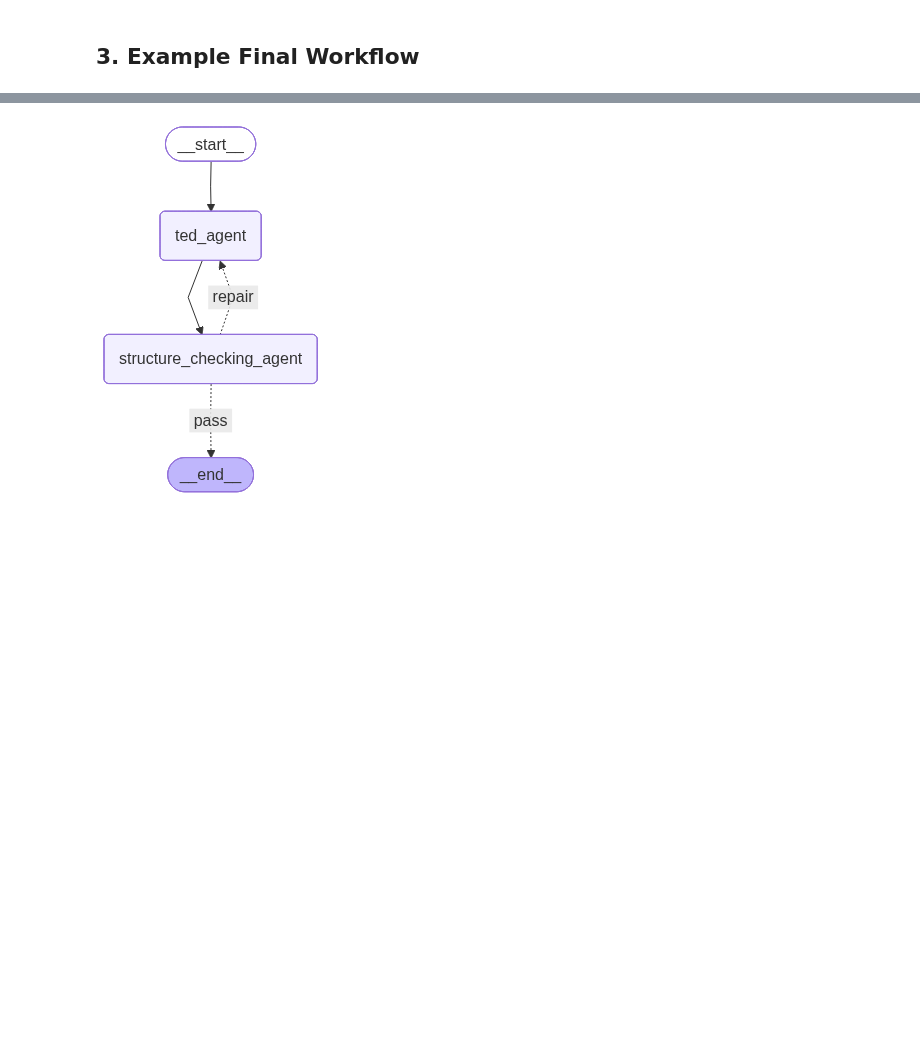
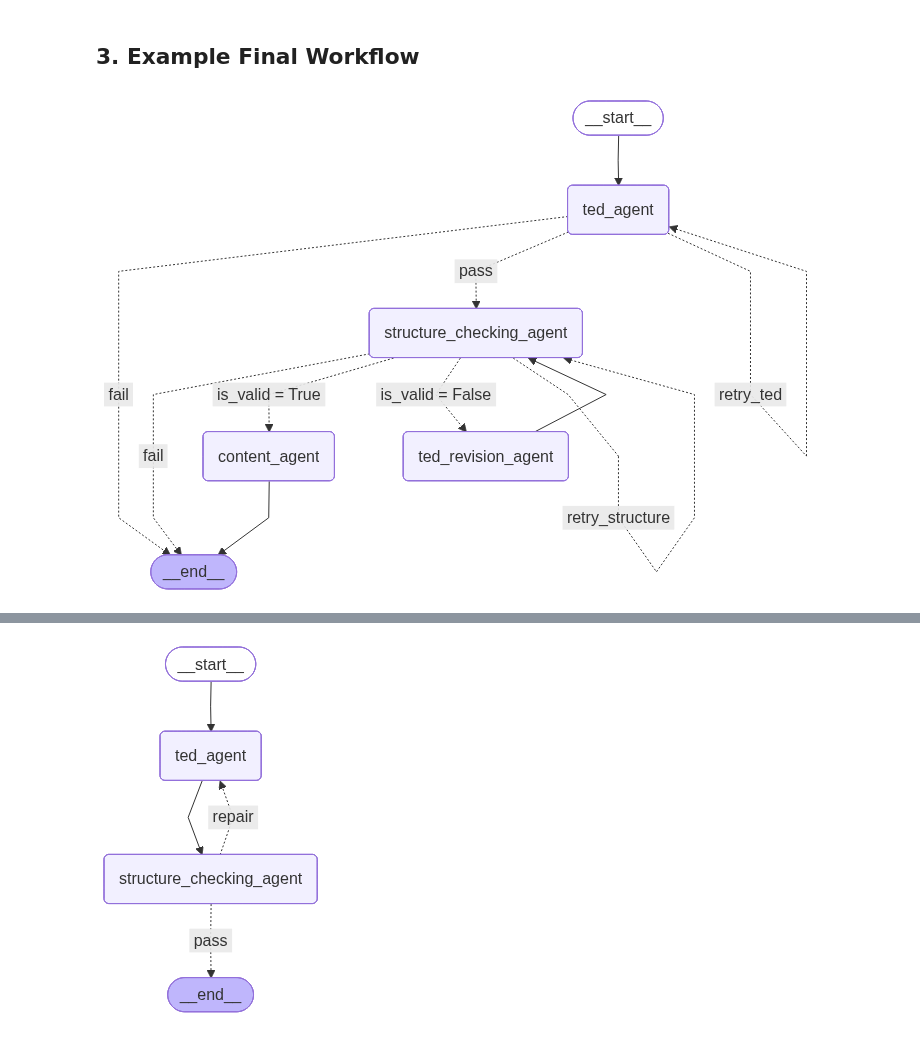
Before and after one commit to BrannonOh/CS614_GroupProject, a Jupyter notebook: Brannon_File.ipynb, the cells around one changed output, grey strips where cells are left out. Saved outputs shown, nothing was run; the diff lists cells and outputs as text; code cells hidden in the pictures; blank space fills up the shorter version.

Commit message:
structure checking agent

```diff
--- a/Brannon_File.ipynb
+++ b/Brannon_File.ipynb
@@ -541,7 +495,7 @@ llm = ChatOpenAI(model="gpt-4.1-mini", temperature=0)
 
 # Attach the Pydantic schema (structured outputs) - Converts Pydantic Schema into a JSON schema
 # Model is forced to produce JSON matching this schema
-structure_llm = llm.with_structured_output(StructureCheckResult)
+structure_llm = llm.with_structured_output(StructureCheckOutput)
 
 # Call LLM
 response = structure_llm.invoke([
@@ -610,7 +563,7 @@ pprint(mock_structure_output)
 # %%
 # How this will be used in LangGraph
 try:
-    structure_output = StructureCheckResult.model_validate(mock_structure_output)
+    structure_output = StructureCheckOutput.model_validate(mock_structure_feedback)
 except ValidationError as e:
     pprint(e.errors())
 # Then your Structure Checking agent receives a guaranteed structure
@@ -623,10 +656,20 @@ llm = ChatOpenAI(model="gpt-4.1-mini", temperature=0)
 # Attach the Pydantic schema (structured outputs) - Converts Pydantic Schema into a JSON schema
 # Model is forced to produce JSON matching this schema
 ted_llm = llm.with_structured_output(TEDBlueprint)
-structure_llm = llm.with_structured_output(StructureCheckResult)
+structure_llm = llm.with_structured_output(StructureCheckOutput)
+ted_revision_llm = llm.with_structured_output(TEDBlueprint)
 # %%
 # Graph state shared between nodes
 class GraphState(TypedDict):
     planner_blueprint: PlannerBlueprint
-    ted_blueprint: TEDBlueprint
-    structure_check_result: StructureCheckResult
+    ted_blueprint: Optional[TEDBlueprint]
+    structure_check_result: Optional[StructureCheckOutput]
+    structure_feedback_brief: Optional[dict]
+
+    # Retry / loop control
+    ted_output_retry_count: int
+    structure_check_retry_count: int
+    ted_revision_count: int
+
+    # Optioanl debugging
+    last_error: Optional[str]
@@ -632,0 +845,39 @@ class GraphState(TypedDict):
+# %%
+# Build the LangGraph
+builder = StateGraph(GraphState)
+
+# Add nodes
+builder.add_node("ted_agent", ted_agent_node)
+builder.add_node("structure_checking_agent", structure_checking_agent_node)
+builder.add_node("ted_revision_agent", ted_revision_agent_node)
+builder.add_node("content_agent", content_agent_node)
+
+# Define graph flow
+builder.set_entry_point("ted_agent")
+builder.add_conditional_edges(
+    "ted_agent",
+    route_after_ted_agent,
+    {
+        "pass": "structure_checking_agent",
+        "retry_ted": "ted_agent",
+        "fail": END,
+    }
+)
+builder.add_conditional_edges(
+    "structure_checking_agent",
+    route_after_structure_check,
+    {
+        "is_valid = True": "content_agent",
+        "retry_structure": "structure_checking_agent",
+        "is_valid = False": "ted_revision_agent",
+        "fail": END,
+    }
+    )
+builder.add_edge("ted_revision_agent", "structure_checking_agent")
+# Compile graph
+graph = builder.compile()
+
+# Visualize the graph
+Image(graph.get_graph().draw_mermaid_png())
+# %% [output]
+[figure, added]
```
Also changed, not shown: parts of 26 cells of this notebook, 1 other file.
